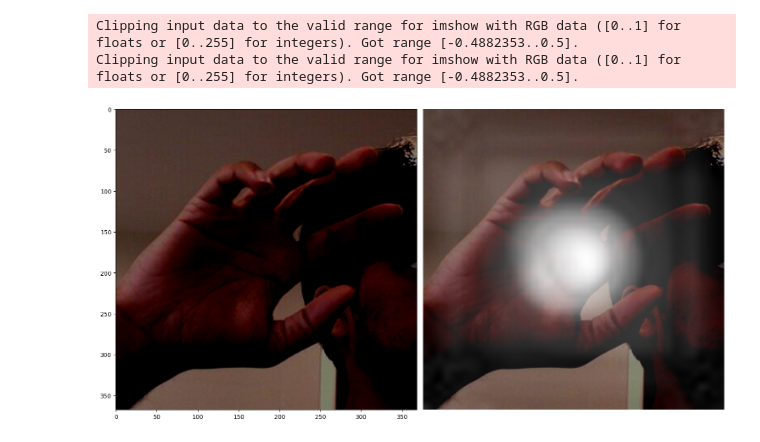
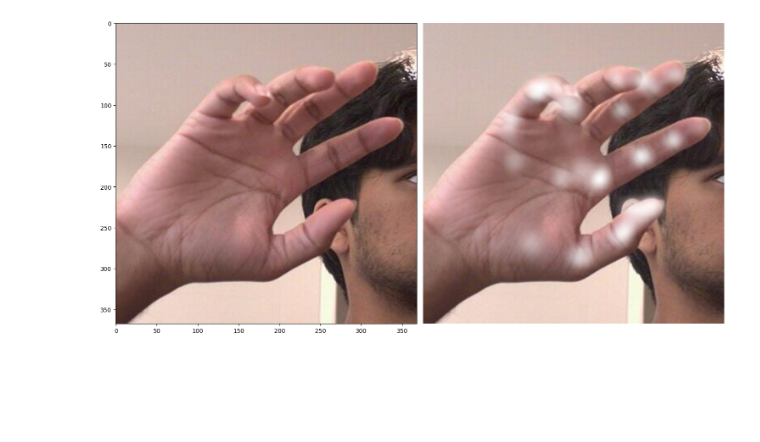
Before and after one commit to lakshyajain06/HandPosRecognition, a Jupyter notebook: train.ipynb, the cells around one changed output. Saved outputs shown, nothing was run; the diff lists cells and outputs as text; code cells hidden in the pictures; blank space fills up the shorter version.

Commit message:
pretrain weights, custom normalize in model

```diff
--- a/train.ipynb
+++ b/train.ipynb
@@ -15,23 +15,11 @@ from process_data import get_data_set, get_num_batches
 To enable the following instructions: SSE4.1 SSE4.2 AVX AVX2 FMA, in other operations, rebuild TensorFlow with the appropriate compiler flags.
 # %%
 model = HandModel()
-num_epochs = 20
 dummy_input = tf.random.normal([1, 368, 368, 3])
 _ = model(dummy_input)
 
-# model.load_weights('good progress models/vgg19_pretrain_synth_dataset_epoch20_lr_custom_norm.h5')
+loss_graph = []
 
-lr_schedule = tf.keras.optimizers.schedules.CosineDecay(
-    initial_learning_rate=0.0005,
-    decay_steps=(get_num_batches() * num_epochs),  # total_epochs × steps_per_epoch
-    alpha=0.0                  # Minimum LR is 0
-)
-
-optimizer = tf.keras.optimizers.Adam(learning_rate=lr_schedule, epsilon=1e-8)
-
-train_loss = tf.keras.metrics.Mean(name='train_loss')
-
-train_data, val_data = get_data_set()
-num_batches = get_num_batches()
+model.load_weights('good progress models/vgg19_pre_train_10epochs_m^2loss.h5')
 # %% [output]
 WARNING: All log messages before absl::InitializeLog() is called are written to STDERR
@@ -337,26 +333,24 @@ import cv2 as cv
 # %%
 fig, axes = plt.subplots(1, 2, figsize=(15,15))
 
 img_path = "test_photo.jpeg"
 
 test_x = cv.imread(img_path)
-test_x = normalize_data(test_x)
+# test_x = normalize_data(test_x)
 
 test_x = np.expand_dims(test_x, axis = 0)
 
 y_pred, _ = model(test_x)
 
 axes[0].imshow(test_x[0, :, :, ::-1])
 
 visualize_combined_map(test_x[0, :, :, ::-1], y_pred[0, :, :, :-1], axes[1])
 
 
 plt.tight_layout()
 plt.show()
 # %% [output]
-Clipping input data to the valid range for imshow with RGB data ([0..1] for floats or [0..255] for integers). Got range [-0.4882353..0.5].
-Clipping input data to the valid range for imshow with RGB data ([0..1] for floats or [0..255] for integers). Got range [-0.4882353..0.5].
-[figure, old version]
+[figure, new version]
 # %%
 fig, axes = plt.subplots(3, 7, figsize=(15,15))
 
```
Also changed, not shown: parts of 15 cells of this notebook, 2 other files.
